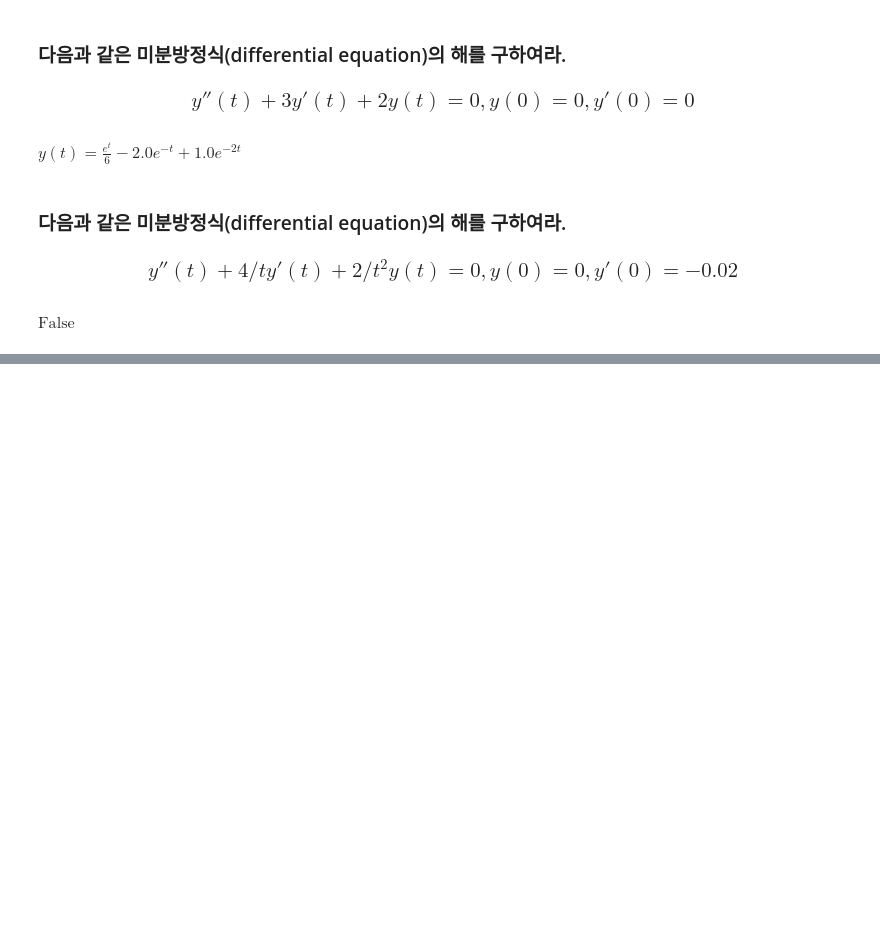
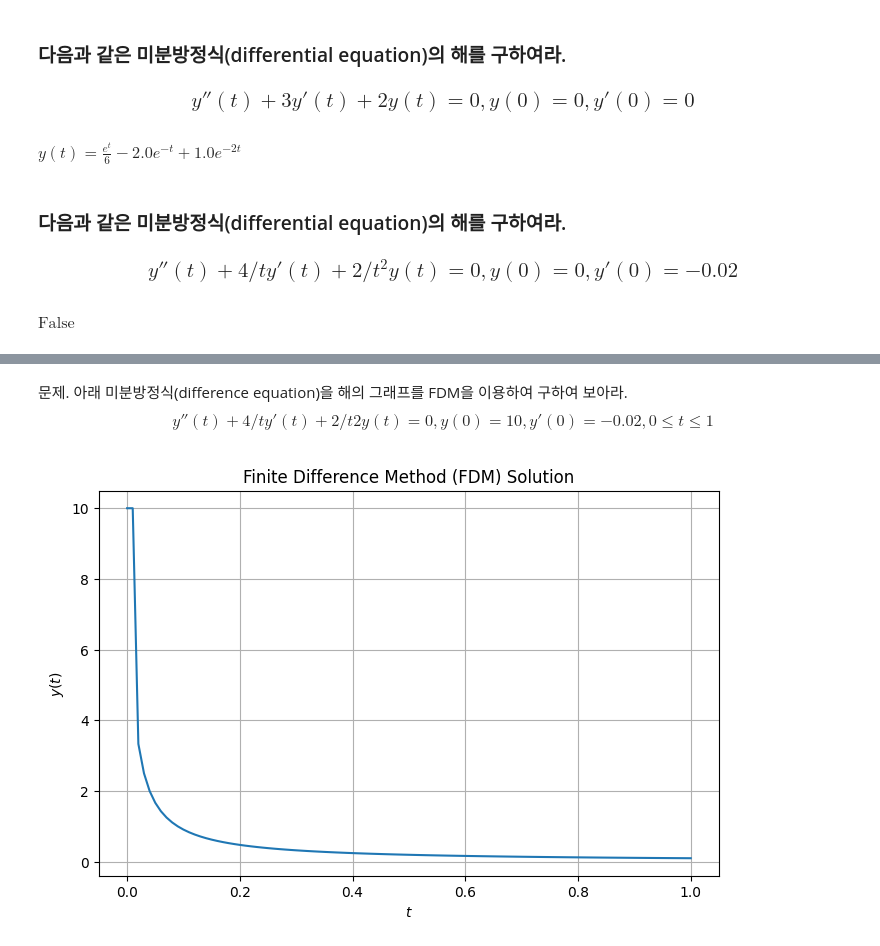
Before and after one commit to HST0077/MME2025, a Jupyter notebook: differential_eq.ipynb, the cells around one changed output, grey strips where cells are left out. Drawn from its saved outputs; the diff is of its cells as text; code cells hidden in the pictures; blank space fills up the shorter version.

```diff
--- a/differential_eq.ipynb
+++ b/differential_eq.ipynb
@@ -99,0 +137,31 @@ $\displaystyle \text{False}$
+# %% [markdown]
+문제. 아래 미분방정식(difference equation)을 해의 그래프를 FDM을 이용하여 구하여 보아라.
+$$ 𝑦″(𝑡)+ 4/𝑡 𝑦′(𝑡)+2/𝑡2𝑦(𝑡)=0,𝑦(0)=10,𝑦′(0)=−0.02,0≤𝑡≤1 $$
+# %%
+import numpy as np
+import matplotlib.pyplot as plt
+
+# 초기 조건 및 범위 설정
+t_min, t_max, N = 0, 1, 100  # 시간 범위와 스텝 개수
+h = (t_max - t_min) / N  # 스텝 크기
+t_values = np.linspace(t_min, t_max, N+1)  # 시간 노드 생성
+
+# 초기 조건
+y = np.zeros(N+1)
+y[0]=10
+y[1]=y[0]-0.02*h
+
+# FDM을 이용한 수치적 풀이
+for k in range(1, N):
+    y[k+1]=(1/(1+2/k))*((2-2/k**2)*y[k]+(-1+2/k)*y[k-1])
+
+# 그래프 출력
+plt.figure(figsize=(8, 5))
+plt.plot(t_values, y,label=r'$y(t)$')
+plt.xlabel(r'$t$')
+plt.ylabel(r'$y(t)$')
+plt.title('Finite Difference Method (FDM) Solution')
+plt.grid()
+plt.show()
+# %% [output]
+[figure, added]
```
Also changed, not shown: parts of 17 cells of this notebook.
